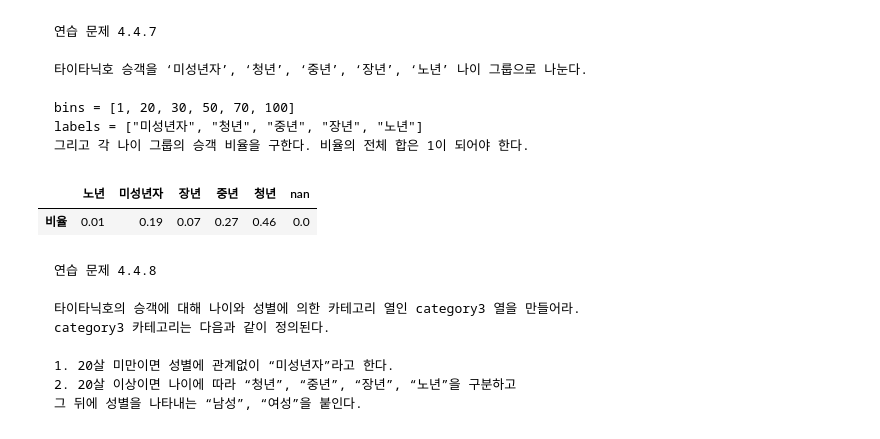
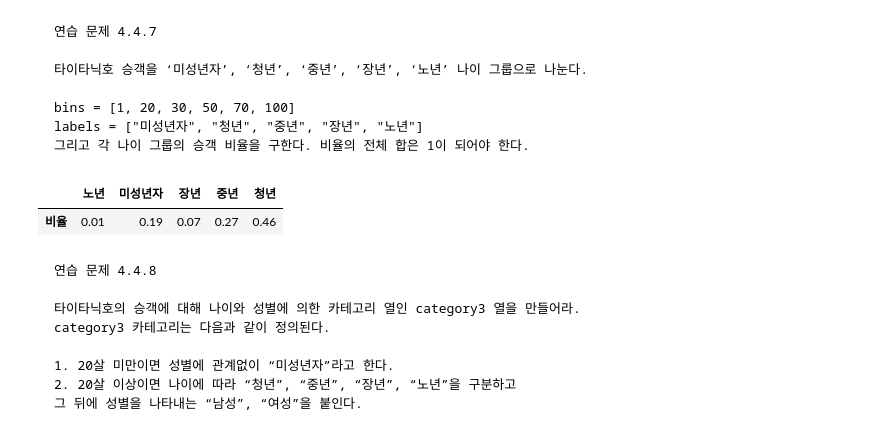
Before and after one commit to Lunawood/DataAnalysis-Lecture-2022.04, a Jupyter notebook: Assignment/DF8.ipynb, the cells around one changed output. Drawn from its saved outputs; the diff is of its cells as text; code cells hidden in the pictures.

Commit message:
22.04.11 DataAnalysis

```diff
--- a/Assignment/DF8.ipynb
+++ b/Assignment/DF8.ipynb
@@ -376,15 +376,18 @@ labels = ["미성년자", "청년", "중년", "장년", "노년"]
 그리고 각 나이 그룹의 승객 비율을 구한다. 비율의 전체 합은 1이 되어야 한다.
 </pre>
 # %%
+
 bins = [1, 20, 30, 50, 70, 100]
 labels = ["미성년자", "청년", "중년", "장년", "노년"]
 cats = pd.cut(titanic.age, bins, labels=labels)
-for cat in cats.unique():
-    d[cat] = (cats[cats == cat].count() / titanic.age.count()).round(2)
-pd.DataFrame([d], index=['비율'])
+dt = {}
+for cat in labels:
+    dt[cat] = (cats[cats == cat].count() / titanic.age.count()).round(2)
+df = pd.DataFrame([dt], index=['비율'])
+df
 # %% [output]
-|  | 노년 | 미성년자 | 장년 | 중년 | 청년 | nan |
-| 비율 | 0.01 | 0.19 | 0.07 | 0.27 | 0.46 | 0.0 |
+|  | 노년 | 미성년자 | 장년 | 중년 | 청년 |
+| 비율 | 0.01 | 0.19 | 0.07 | 0.27 | 0.46 |
 # %% [markdown]
 <pre>
 연습 문제 4.4.8
```
Also changed, not shown: parts of 25 cells of this notebook.
